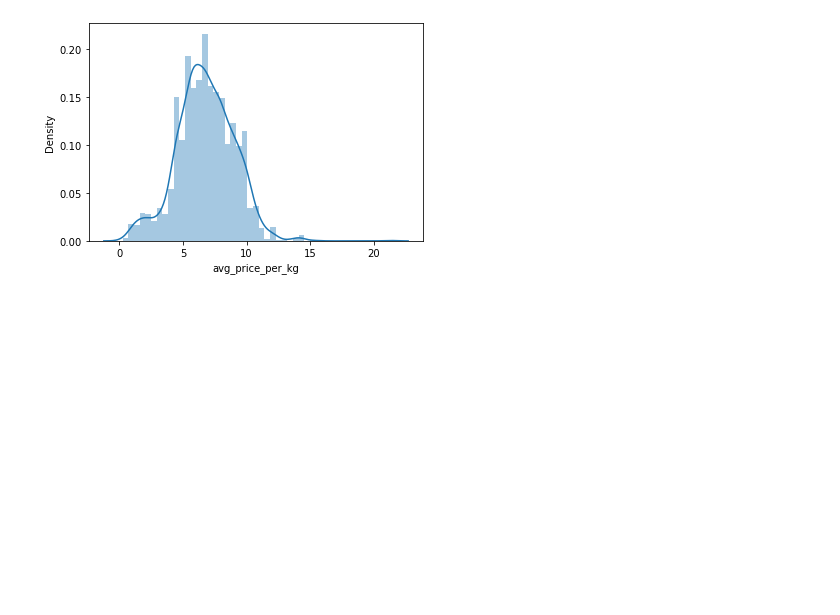
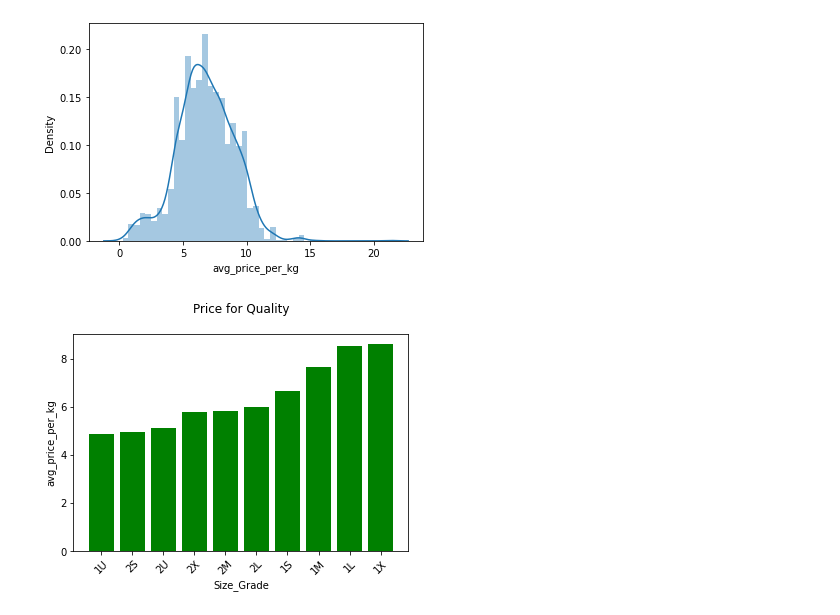
Before and after one commit to Zdithebe96/ZM5-EDSA-APPLES-PROJECT, a Jupyter notebook: ZM5_Final_Notebook.ipynb, the cells around one changed output. Saved outputs shown, nothing was run; the diff lists cells and outputs as text; code cells hidden in the pictures; blank space fills up the shorter version.

```diff
--- a/ZM5_Final_Notebook.ipynb
+++ b/ZM5_Final_Notebook.ipynb
@@ -146,3 +146,21 @@ sns.distplot(train['avg_price_per_kg'],kde =True)
 #here goes feature engineering make more research on it, we are going to be left with province,
 #container, size grade, weight kg, stock on hand and date, total qty sold.
 #I think FE is about making plots about the variables in relation to each other
+# %%
+# DETERMINE ORDER OF SIZE_GRADE
+
+size = train.groupby('Size_Grade').mean()
+grades = size.avg_price_per_kg.sort_values().index #sort the indices
+price = size.avg_price_per_kg.sort_values()
+
+plt.bar(grades, price, color= 'green')
+plt.xticks(rotation=45)
+
+plt.ylabel('avg_price_per_kg')
+plt.xlabel('Size_Grade')
+
+
+plt.title('Price for Quality\n')
+plt.show()
+# %% [output]
+[figure, added]
```
